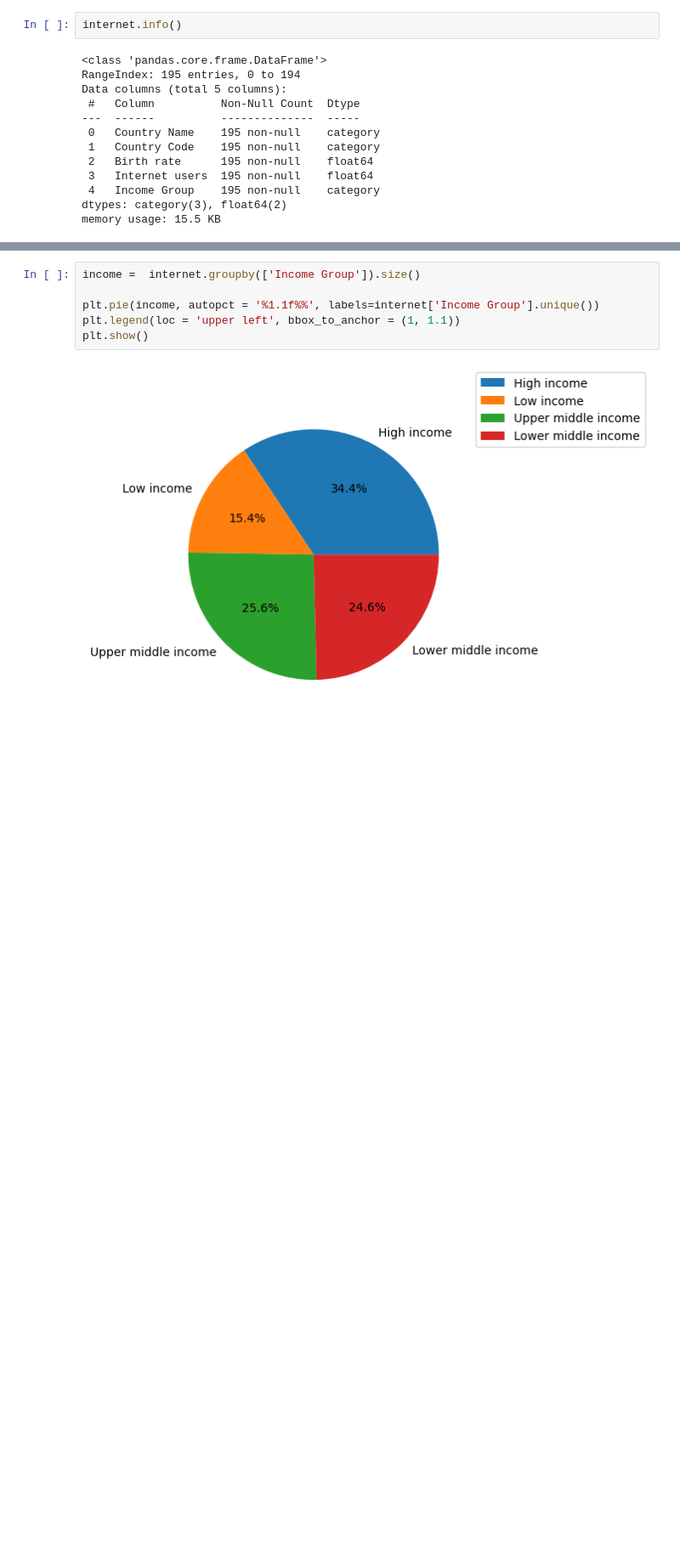
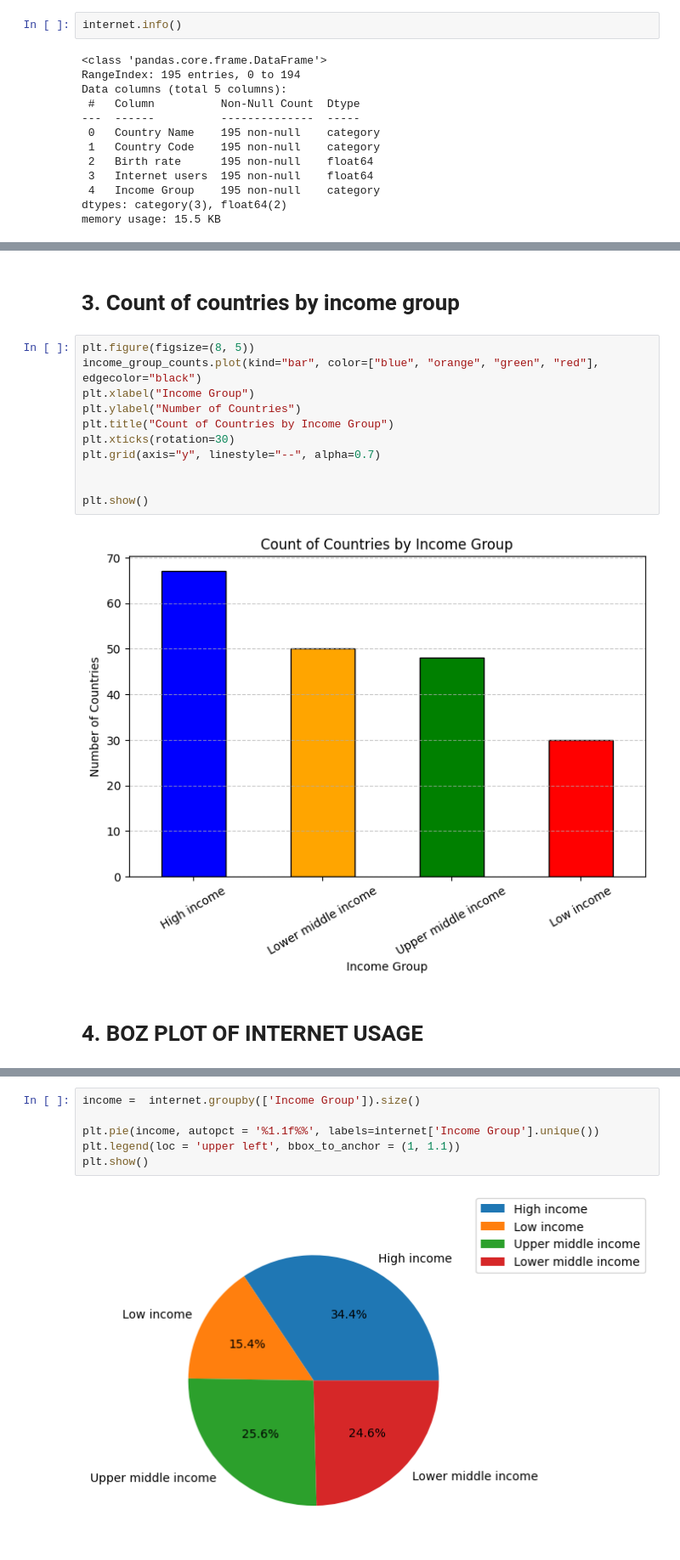
Before and after one commit to Catherinee18/ITD-3C, a Jupyter notebook: Activity 5.ipynb, the cells around one changed output, grey strips where cells are left out. Shown: that part at 85% size. Drawn from its saved outputs; the diff is of its cells as text; blank space fills up the shorter version.

```diff
--- a/Activity 5.ipynb
+++ b/Activity 5.ipynb
@@ -170,0 +237,17 @@ memory usage: 15.5 KB
+# %% [markdown]
+<h1>3. Count of countries by income group</h1>
+# %%
+plt.figure(figsize=(8, 5))
+income_group_counts.plot(kind="bar", color=["blue", "orange", "green", "red"], edgecolor="black")
+plt.xlabel("Income Group")
+plt.ylabel("Number of Countries")
+plt.title("Count of Countries by Income Group")
+plt.xticks(rotation=30)
+plt.grid(axis="y", linestyle="--", alpha=0.7)
+
+
+plt.show()
+# %% [output]
+[figure, added]
+# %% [markdown]
+<h1>4. BOZ PLOT OF INTERNET USAGE
```
Also changed, not shown: parts of 42 cells of this notebook.
